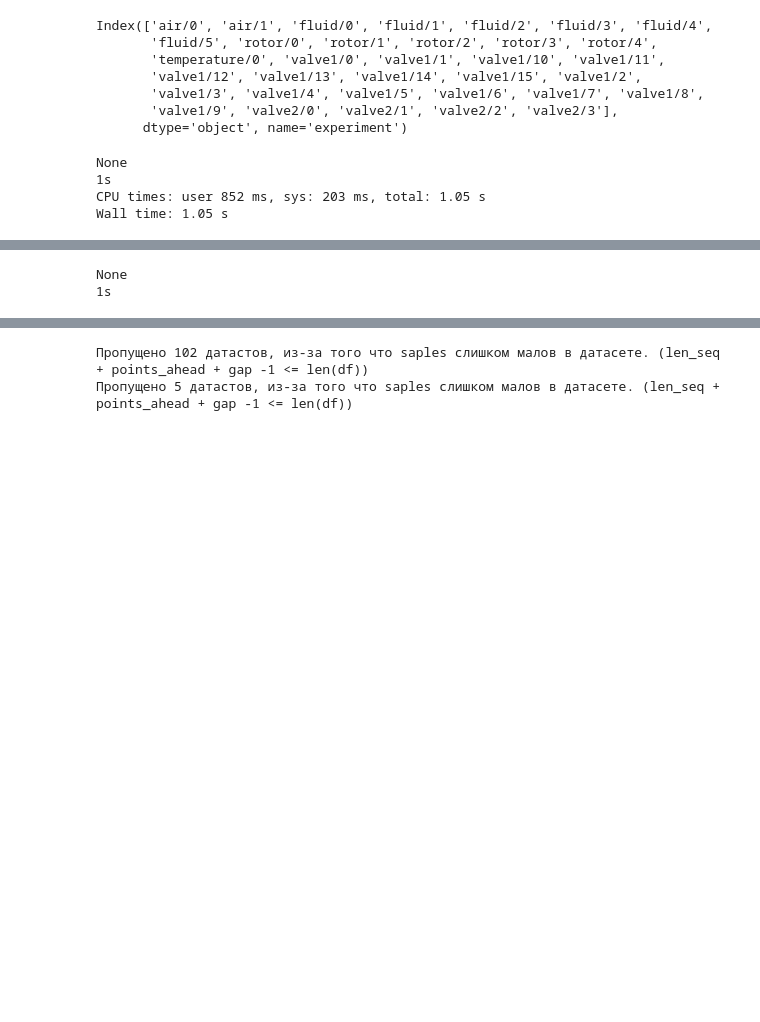
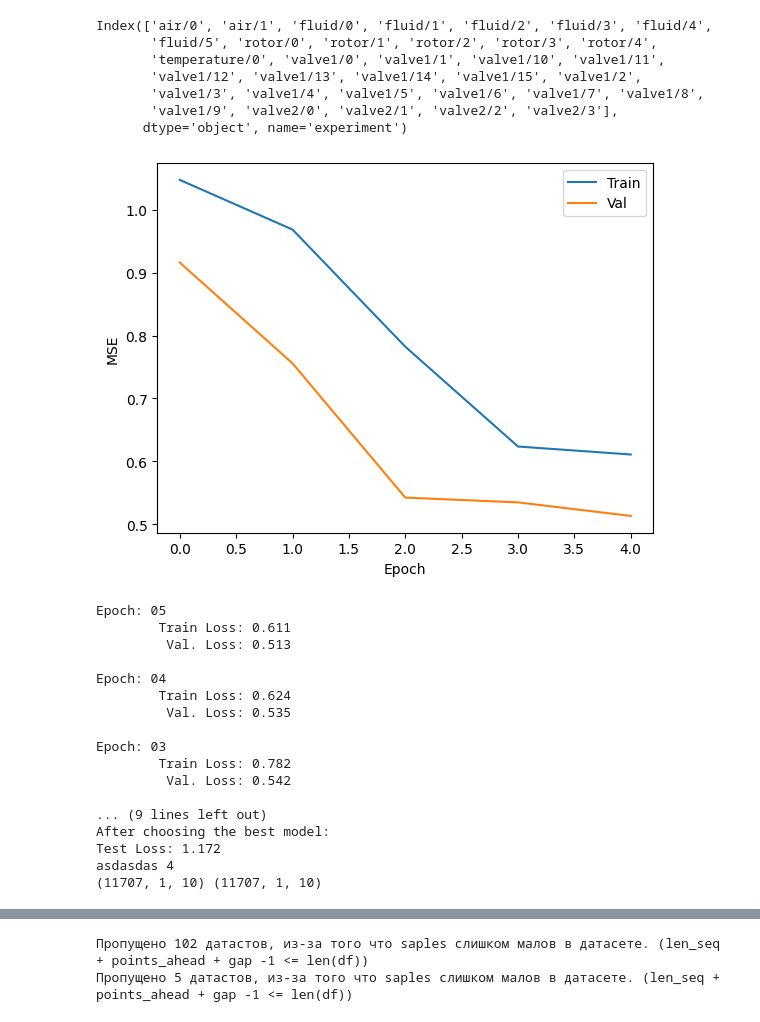
Before and after one commit to waico/tsad, a Jupyter notebook: Tutorials/forecasting-time-series.ipynb, the cells around one changed output, grey strips where cells are left out. Saved outputs shown, nothing was run; the diff lists cells and outputs as text; code cells hidden in the pictures; blank space fills up the shorter version.

Commit message:
sklearn wrapper

```diff
--- a/Tutorials/forecasting-time-series.ipynb
+++ b/Tutorials/forecasting-time-series.ipynb
@@ -19,3 +21,6 @@ from tsad.base.datasets import load_skab
+# %%
+from sklearn.preprocessing import StandardScaler
+StandardScalerTask = SklearnWrapper(StandardScaler)
 # %%
 dataset = load_skab()
 columns = dataset.feature_names
@@ -33,27 +38,41 @@ Index(['air/0', 'air/1', 'fluid/0', 'fluid/1', 'fluid/2', 'fluid/3', 'fluid/4',
       dtype='object', name='experiment')
 # %%
 test_datasets = ['valve1/0', 'valve2/0', 'fluid/0']
-train = df.drop(test_datasets,level=0).droplevel(level=0)
-test = df.loc[test_datasets].droplevel(level=0)
+train_raw = df.drop(test_datasets,level=0).droplevel(level=0)
+test_raw = df.loc[test_datasets].droplevel(level=0)
 # %%
 %%time
 fit_pipeline = Pipeline([
     HighLevelDatasetAnalysisTask(),
     TimeDiscretizationTask(freq_tobe_approach='custom',FREQ_TOBE='1s'),# freq_tobe='1s'),
     FindNaNTask(),
     EquipmentDowntimeTask(),
     ResampleProcessingTask(),
+    StandardScalerTask(),
     FeatureProcessingTask(),
     SplitByNaNTask(),
-#     PrepareSeqSamplesTask(len_seq=10), Тут раскоментируй Олег
+    PrepareSeqSamplesTask(len_seq=10),
+    ResidualAnomalyDetectionTask(),
 ], show=False)
-train = fit_pipeline.fit(train)
-
-
+train = fit_pipeline.fit(train_raw,n_epochs=7)
 
 # df
 # %% [output]
+[figure, added]
-None
-1s
-CPU times: user 852 ms, sys: 203 ms, total: 1.05 s
-Wall time: 1.05 s
+Epoch: 05
+        Train Loss: 0.611
+         Val. Loss: 0.513
+
+Epoch: 04
+        Train Loss: 0.624
+         Val. Loss: 0.535
+
+Epoch: 03
+        Train Loss: 0.782
+         Val. Loss: 0.542
+
+... (9 lines left out)
+After choosing the best model:
+Test Loss: 1.172
+asdasdas 4
+(11707, 1, 10) (11707, 1, 10)
@@ -60,15 +81,0 @@ Wall time: 1.05 s
-# %%
-inference_pipeline = Pipeline([
-    HighLevelDatasetAnalysisTask(),
-    TimeDiscretizationTask(freq_tobe_approach='custom',FREQ_TOBE='1s'),# freq_tobe='1s'),
-    FindNaNTask(),
-    EquipmentDowntimeTask(),
-    ResampleProcessingTask(),
-    FeatureProcessingTask(),
-    SplitByNaNTask(),
-#     PrepareSeqSamplesTask(len_seq=10),
-], show=False)
-test = inference_pipeline.fit(test)
-# %% [output]
-None
-1s
```
Also changed, not shown: parts of 4 cells of this notebook, 3 other files.
